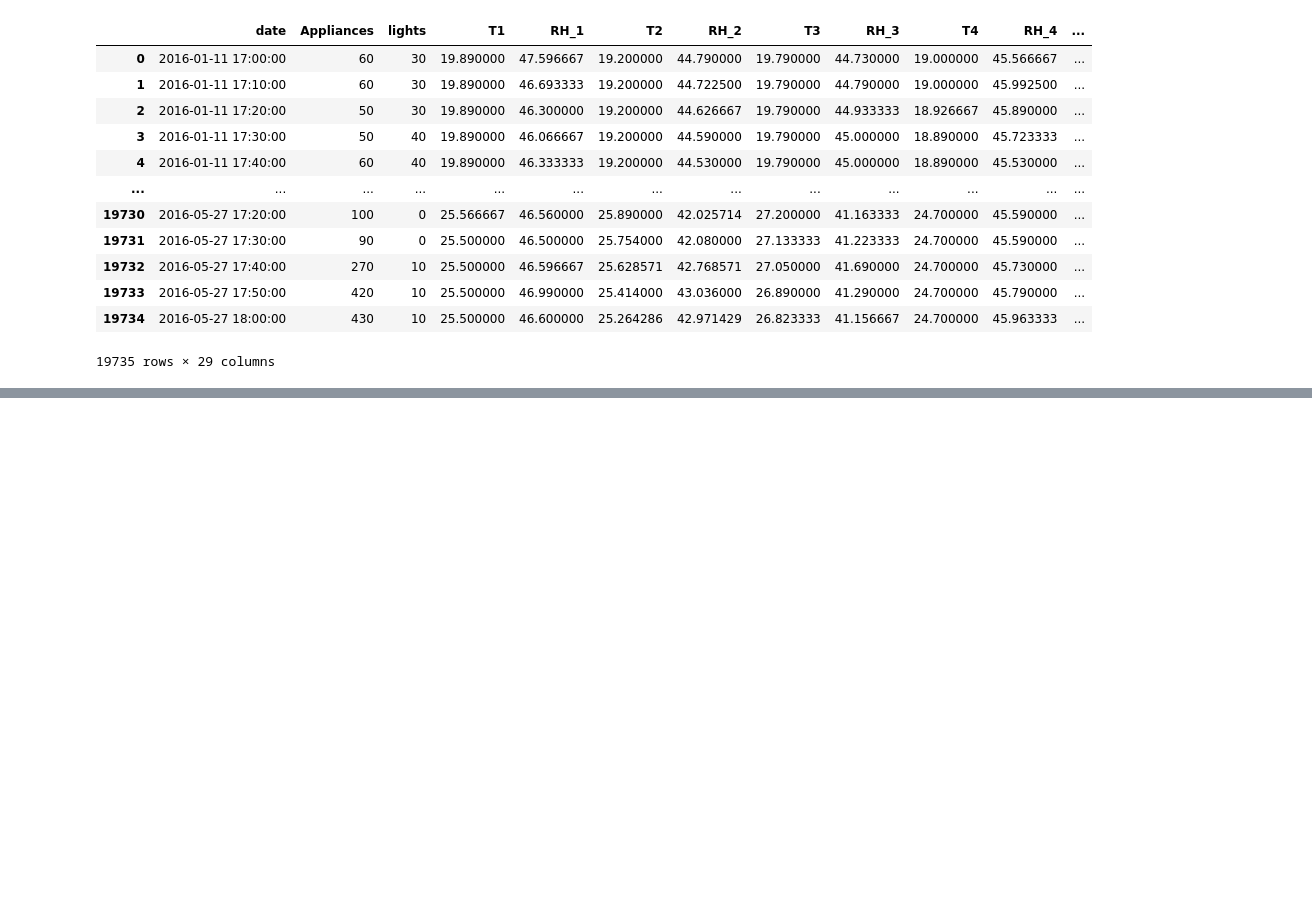
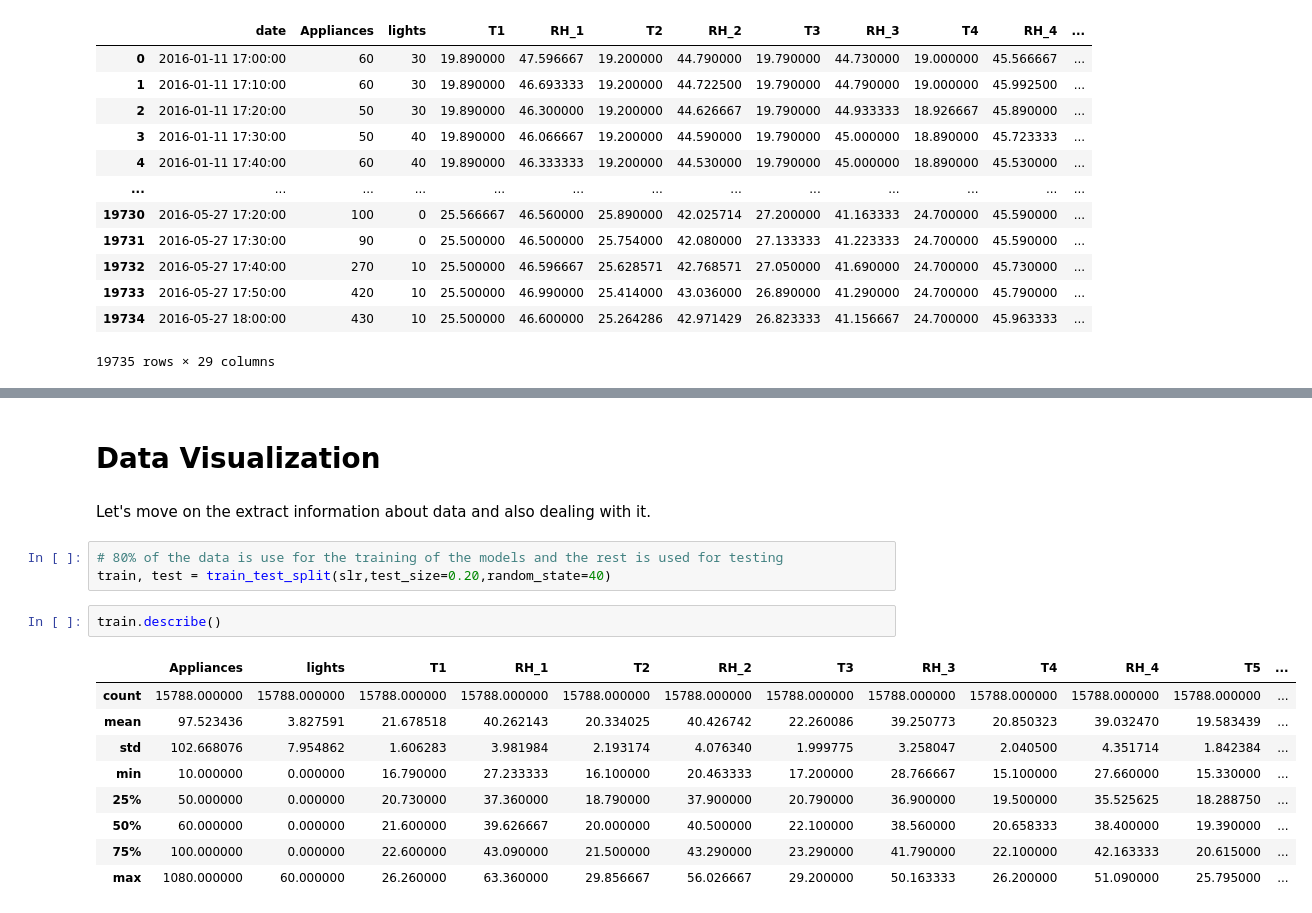
Before and after one commit to anasjy/appliance-energy-prediction, a Jupyter notebook: Appliance_energy_prediction.ipynb, the cells around one changed output, grey strips where cells are left out. Saved outputs shown, nothing was run; the diff lists cells and outputs as text; blank space fills up the shorter version.

```diff
--- a/Appliance_energy_prediction.ipynb
+++ b/Appliance_energy_prediction.ipynb
@@ -97,0 +222,19 @@ slr
+# %% [markdown]
+# **Data Visualization**
+# %% [markdown]
+Let's move on the extract information about data and also dealing with it.
+# %%
+# 80% of the data is use for the training of the models and the rest is used for testing
+train, test = train_test_split(slr,test_size=0.20,random_state=40)
+# %%
+train.describe()
+# %% [output]
+|  | Appliances | lights | T1 | RH_1 | T2 | RH_2 | T3 | RH_3 | T4 | RH_4 | T5 | ... |
+| count | 15788.000000 | 15788.000000 | 15788.000000 | 15788.000000 | 15788.000000 | 15788.000000 | 15788.000000 | 15788.000000 | 15788.000000 | 15788.000000 | 15788.000000 | ... |
+| mean | 97.523436 | 3.827591 | 21.678518 | 40.262143 | 20.334025 | 40.426742 | 22.260086 | 39.250773 | 20.850323 | 39.032470 | 19.583439 | ... |
+| std | 102.668076 | 7.954862 | 1.606283 | 3.981984 | 2.193174 | 4.076340 | 1.999775 | 3.258047 | 2.040500 | 4.351714 | 1.842384 | ... |
+| min | 10.000000 | 0.000000 | 16.790000 | 27.233333 | 16.100000 | 20.463333 | 17.200000 | 28.766667 | 15.100000 | 27.660000 | 15.330000 | ... |
+| 25% | 50.000000 | 0.000000 | 20.730000 | 37.360000 | 18.790000 | 37.900000 | 20.790000 | 36.900000 | 19.500000 | 35.525625 | 18.288750 | ... |
+| 50% | 60.000000 | 0.000000 | 21.600000 | 39.626667 | 20.000000 | 40.500000 | 22.100000 | 38.560000 | 20.658333 | 38.400000 | 19.390000 | ... |
+| 75% | 100.000000 | 0.000000 | 22.600000 | 43.090000 | 21.500000 | 43.290000 | 23.290000 | 41.790000 | 22.100000 | 42.163333 | 20.615000 | ... |
+| max | 1080.000000 | 60.000000 | 26.260000 | 63.360000 | 29.856667 | 56.026667 | 29.200000 | 50.163333 | 26.200000 | 51.090000 | 25.795000 | ... |
```
Also changed, not shown: parts of 34 cells of this notebook.
